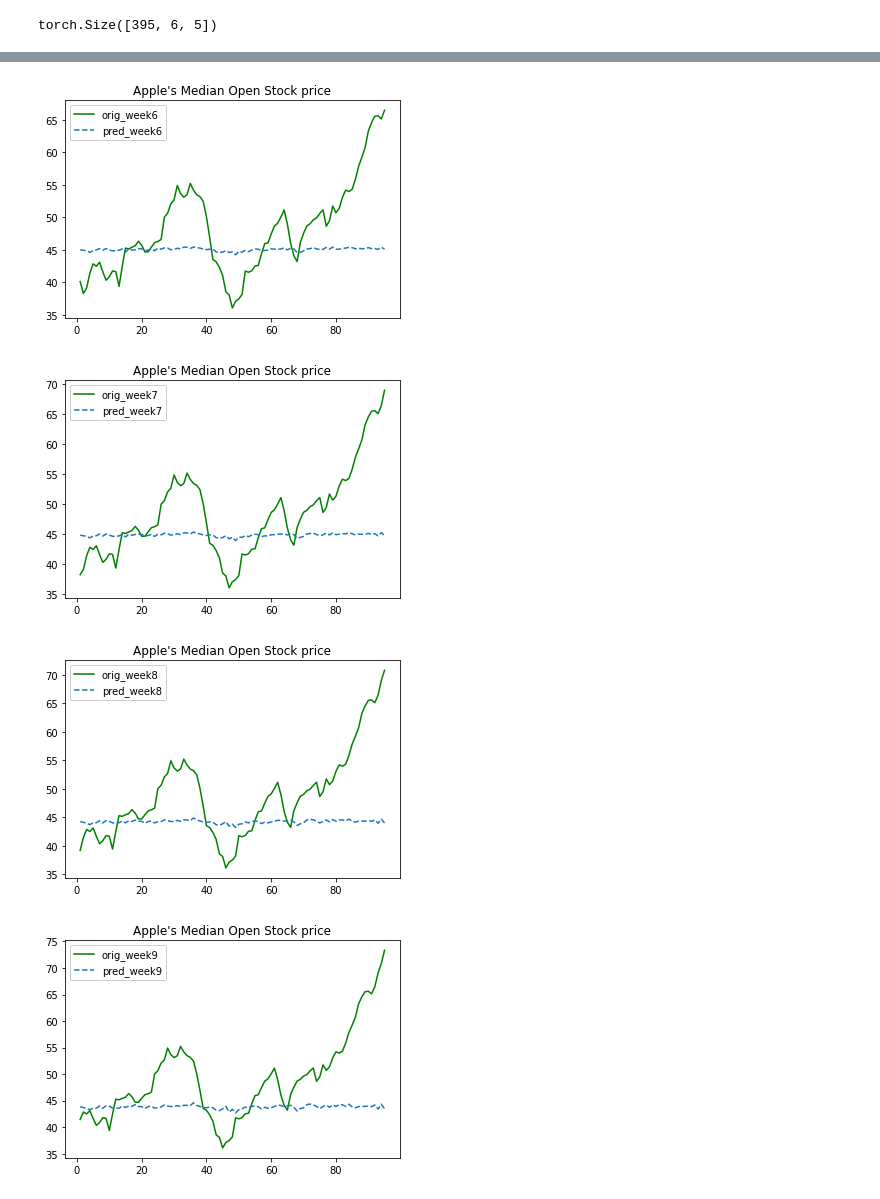
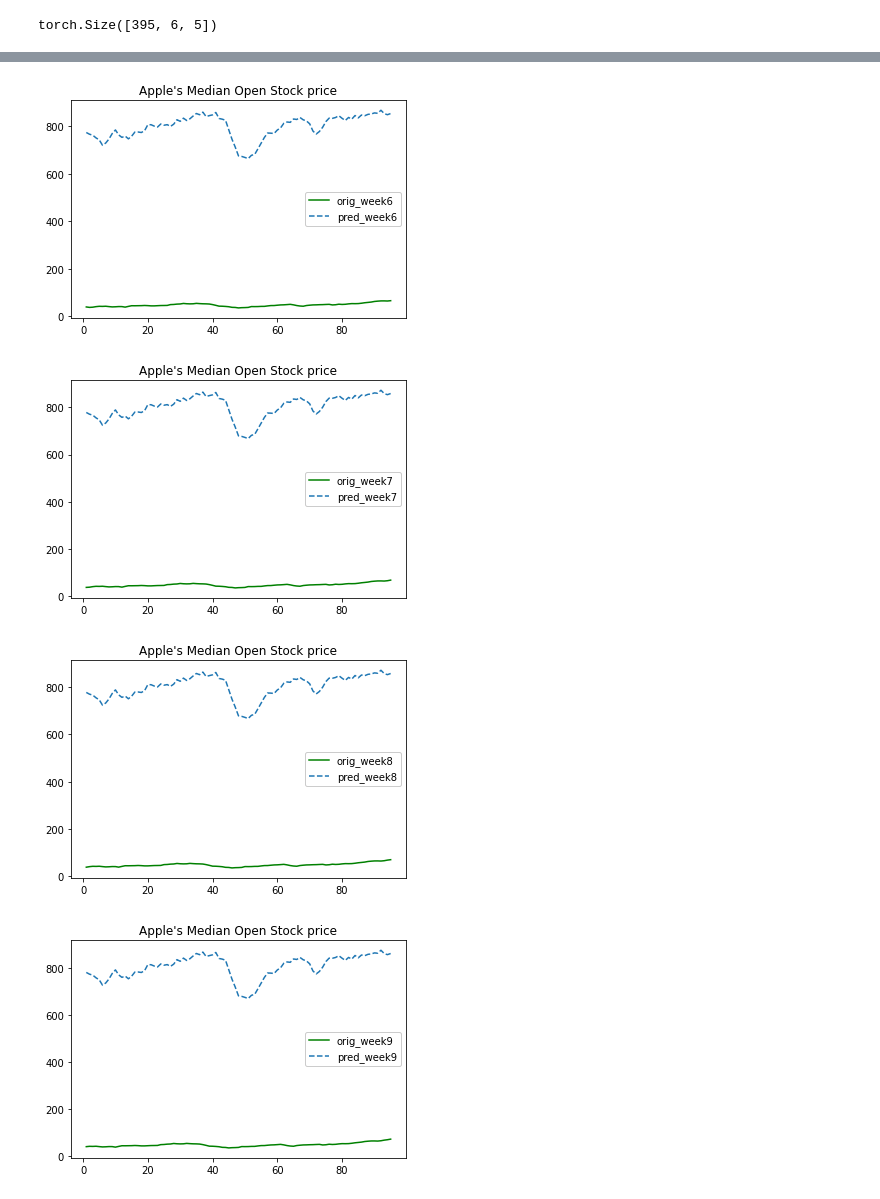
Before and after one commit to OmkarMehta/SSFwithNODE, a Jupyter notebook: simple-data-generator/latent_ode_median.ipynb, the cells around one changed output, grey strips where cells are left out. Cells and saved outputs as stored; diff of their text form; code cells hidden in the pictures.

Commit message:
Added custom functions for train, test, loss

```diff
--- a/simple-data-generator/latent_ode_median.ipynb
+++ b/simple-data-generator/latent_ode_median.ipynb
@@ -147,4 +148,4 @@ tensor([401, 402, 403, 404, 405, 406, 407, 408, 409, 410, 411, 412, 413, 414,
 # %%
-s = torch.arange(train_size, data_size-batch_time-3)
+s = torch.arange(train_size, data_size-batch_time)
 torch.stack([data_torch[s + i] for i in range(0, batch_time)], dim=1).shape
 # %% [output]
@@ -363,8 +474,8 @@ torch.Size([95, 6, 5])
 # %%
 h = rec.initHidden().to(device)
 
-for t in reversed(range(train_batch_y.size(1))):
-    obs = train_batch_y[:, t, :]
+for t_r in reversed(range(train_batch_y.size(1))):
+    obs = train_batch_y[:, t_r, :]
     out, h = rec.forward(obs, h)
 obs = train_batch_y0
 out, h = rec.forward(obs, h)
@@ -380,0 +591,4 @@ torch.Size([395, 6, 5])
+# %%
+loss = torch.nn.MSELoss()(test_pred_y[train_size-test_size:, 4, :], label_batch_y[train_size-test_size:, 4, :])
+with torch.no_grad():
+    print('Total Loss {:.6f}'.format(loss.item()))
@@ -441,13 +836,0 @@ plt.show()
-# %%
-h = rec.initHidden().to(device)
-print(h.shape)
-obs = test_batch_y0
-out, h = rec.forward(obs, h)
-qz0_mean, qz0_logvar = out[:, :latent_dim], out[:, latent_dim:]
-epsilon = torch.randn(qz0_mean.size()).to(device)
-z0 = epsilon * torch.exp(.5 * qz0_logvar) + qz0_mean
-
-# forward in time and solve ode for reconstructions
-pred_z = odeint(func, z0, test_batch_t).permute(1, 0, 2)
-test_pred_y = dec(pred_z)
-print(test_pred_y.shape)
@@ -463,50 +910,50 @@ Total Loss 76.230104
 # %%
 # W6th median prediction
-t = torch.linspace(1., test_size-batch_time, test_size-batch_time)
+t = torch.linspace(1., test_size-batch_time2, test_size-batch_time2)
 plt.figure()
-plt.plot(t.numpy(), test_batch_y.numpy()[:, 5, 0], 'g', label = 'orig_week6')
-plt.plot(t.numpy(), test_pred_y.detach().numpy()[:, 5, 0], '--', label = 'pred_week6')
+plt.plot(t.numpy(), label_batch_y.numpy()[train_size-test_size:, 4, 0], 'g', label = 'orig_week6')
+plt.plot(t.numpy(), test_pred_y.detach().numpy()[train_size-test_size:, 4, 0], '--', label = 'pred_week6')
 plt.title(f"Apple's Median Open Stock price")
 plt.legend(framealpha=1, frameon=True);
 plt.show()
 
 # W7th median prediction
 t = torch.linspace(1., test_size-batch_time, test_size-batch_time)
 plt.figure()
-plt.plot(t.numpy(), test_batch_y.numpy()[:, 5, 1], 'g', label = 'orig_week7')
-plt.plot(t.numpy(), test_pred_y.detach().numpy()[:, 5, 1], '--', label = 'pred_week7')
+plt.plot(t.numpy(), label_batch_y.numpy()[train_size-test_size:, 4, 1], 'g', label = 'orig_week7')
+plt.plot(t.numpy(), test_pred_y.detach().numpy()[train_size-test_size:, 4, 1], '--', label = 'pred_week7')
 plt.title(f"Apple's Median Open Stock price")
 plt.legend(framealpha=1, frameon=True);
 plt.show()
 
 # W8th median prediction
 t = torch.linspace(1., test_size-batch_time, test_size-batch_time)
 plt.figure()
-plt.plot(t.numpy(), test_batch_y.numpy()[:, 5, 2], 'g', label = 'orig_week8')
-plt.plot(t.numpy(), test_pred_y.detach().numpy()[:, 5, 2], '--', label = 'pred_week8')
+plt.plot(t.numpy(), label_batch_y.numpy()[train_size-test_size:, 4, 2], 'g', label = 'orig_week8')
+plt.plot(t.numpy(), test_pred_y.detach().numpy()[train_size-test_size:, 4, 2], '--', label = 'pred_week8')
 plt.title(f"Apple's Median Open Stock price")
 plt.legend(framealpha=1, frameon=True);
 plt.show()
 
 # W9th median prediction
 t = torch.linspace(1., test_size-batch_time, test_size-batch_time)
 plt.figure()
-plt.plot(t.numpy(), test_batch_y.numpy()[:, 5, 3], 'g', label = 'orig_week9')
-plt.plot(t.numpy(), test_pred_y.detach().numpy()[:, 5, 3], '--', label = 'pred_week9')
+plt.plot(t.numpy(), label_batch_y.numpy()[train_size-test_size:, 4, 3], 'g', label = 'orig_week9')
+plt.plot(t.numpy(), test_pred_y.detach().numpy()[train_size-test_size:, 4, 3], '--', label = 'pred_week9')
 plt.title(f"Apple's Median Open Stock price")
 plt.legend(framealpha=1, frameon=True);
 plt.show()
 
 # W10th median prediction
 t = torch.linspace(1., test_size-batch_time, test_size-batch_time)
 plt.figure()
-plt.plot(t.numpy(), test_batch_y.numpy()[:, 5, 4], 'g', label = 'orig_wee10')
-plt.plot(t.numpy(), test_pred_y.detach().numpy()[:, 5, 4], '--', label = 'pred_week10')
+plt.plot(t.numpy(), label_batch_y.numpy()[train_size-test_size:, 4, 4], 'g', label = 'orig_wee10')
+plt.plot(t.numpy(), test_pred_y.detach().numpy()[train_size-test_size:, 4, 4], '--', label = 'pred_week10')
 plt.title(f"Apple's Median Open Stock price")
 plt.legend(framealpha=1, frameon=True);
 plt.show()
 # %% [output]
-[figure, old version]
+[figure, new version]
-[figure, old version]
+[figure, new version]
-[figure, old version]
+[figure, new version]
-[figure, old version]
+[figure, new version]
```
Also changed, not shown: parts of 36 cells of this notebook.
